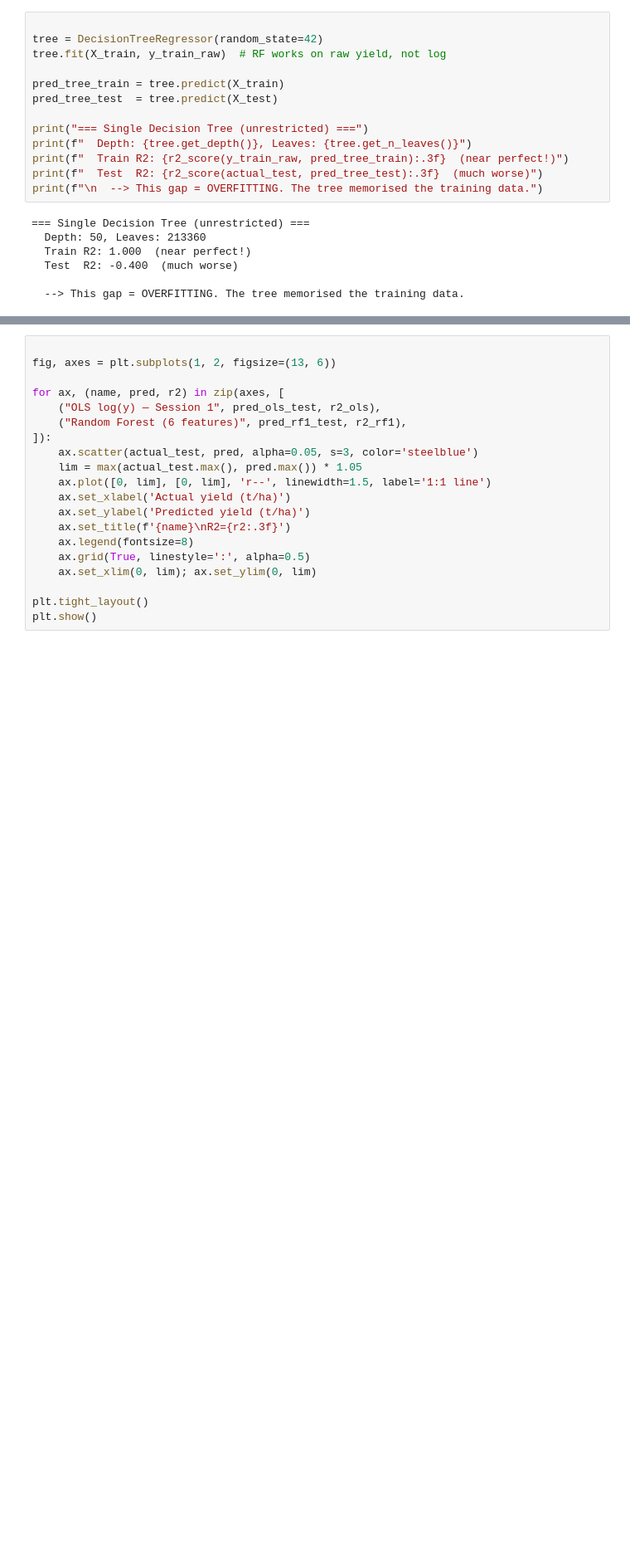
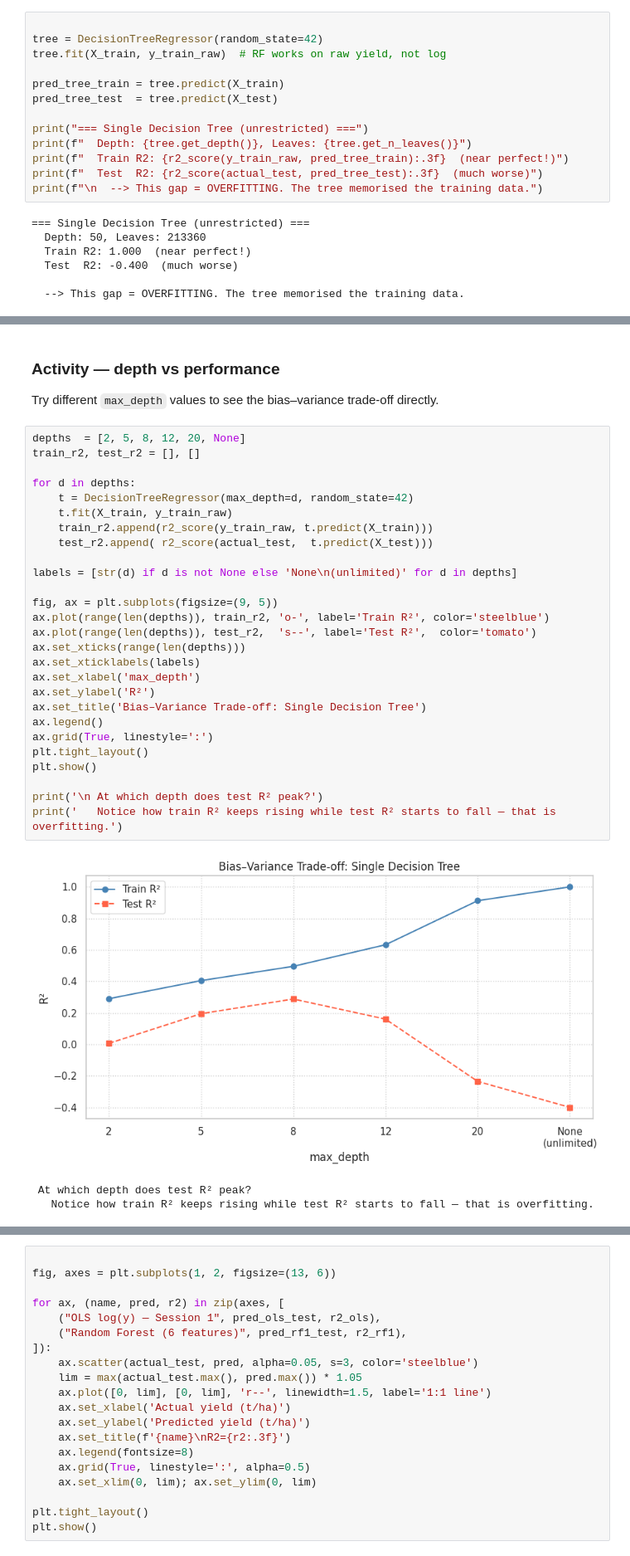
Before and after one commit to kellytrinh143/UNDP_ML_training, a Jupyter notebook: Session2_RandomForest.ipynb, the cells around one changed output, grey strips where cells are left out. Shown at 83% size. Drawn from its saved outputs; the diff is of its cells as text; blank space fills up the shorter version.

```diff
--- a/Session2_RandomForest.ipynb
+++ b/Session2_RandomForest.ipynb
@@ -215 +237,36 @@ print(f"\n  --> This gap = OVERFITTING. The tree memorised the training data.")
+# %% [markdown]
+###  Activity — depth vs performance
+
+Try different `max_depth` values to see the bias–variance trade-off directly.
+# %%
+depths  = [2, 5, 8, 12, 20, None]
+train_r2, test_r2 = [], []
+
+for d in depths:
+    t = DecisionTreeRegressor(max_depth=d, random_state=42)
+    t.fit(X_train, y_train_raw)
+    train_r2.append(r2_score(y_train_raw, t.predict(X_train)))
+    test_r2.append( r2_score(actual_test,  t.predict(X_test)))
+
+labels = [str(d) if d is not None else 'None\n(unlimited)' for d in depths]
+
+fig, ax = plt.subplots(figsize=(9, 5))
+ax.plot(range(len(depths)), train_r2, 'o-', label='Train R²', color='steelblue')
+ax.plot(range(len(depths)), test_r2,  's--', label='Test R²',  color='tomato')
+ax.set_xticks(range(len(depths)))
+ax.set_xticklabels(labels)
+ax.set_xlabel('max_depth')
+ax.set_ylabel('R²')
+ax.set_title('Bias–Variance Trade-off: Single Decision Tree')
+ax.legend()
+ax.grid(True, linestyle=':')
+plt.tight_layout()
+plt.show()
+
+print('\n At which depth does test R² peak?')
+print('   Notice how train R² keeps rising while test R² starts to fall — that is overfitting.')
+# %% [output]
+[figure, added]
+ At which depth does test R² peak?
+   Notice how train R² keeps rising while test R² starts to fall — that is overfitting.
 # %% [markdown]
```
Also changed, not shown: parts of 20 cells of this notebook.
